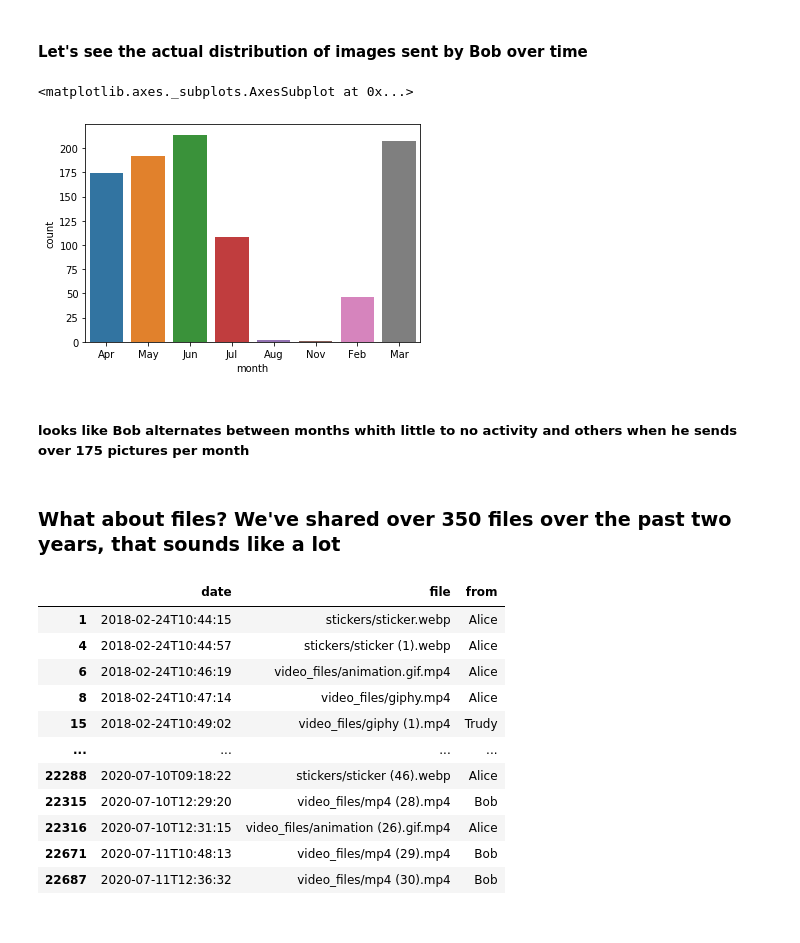
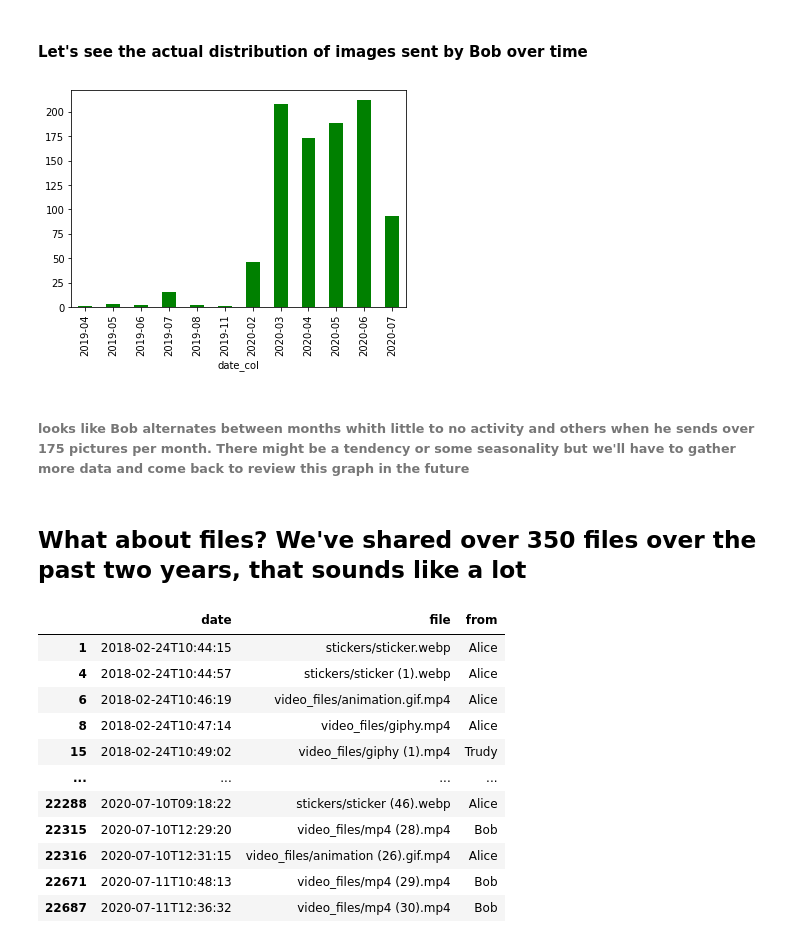
Before and after one commit to galimba/telegram-group-analytics, a Jupyter notebook: terapia_de_grupo.ipynb, the cells around one changed output. Drawn from its saved outputs; the diff is of its cells as text; code cells hidden in the pictures.

```diff
--- a/terapia_de_grupo.ipynb
+++ b/terapia_de_grupo.ipynb
@@ -253,22 +267,19 @@ sns.countplot(x='from', data=images_df)
 [figure]
 # %% [markdown]
 #### Let's see the actual distribution of images sent by Bob over time
-# %%
-#images_df.sort_values(by="month", inplace=True)
-month_names = ["Jan", "Feb", "Mar", "Apr", "May", "Jun", "Jul", "Aug", "Sep", "Oct", "Nov", "Dec"]
-months = images_df["date"].apply(lambda date: month_names[int(date.split("-")[1])-1])
-
-images_df['month']=months
-bob_images_df= images_df.loc[images_df['from']=='Bob']
-
-sns.countplot(x='month', data=bob_images_df)
-# %% [output]
-<matplotlib.axes._subplots.AxesSubplot at 0x...>
-[figure, removed]
+# %%
+bobs_images_sent= images_df.loc[images_df['from']=='Bob']
+bobs_images_sent['date_col'] = pd.to_datetime(bobs_images_sent['date'], utc=True)
+bobs_images_sent.reset_index().set_index('date_col')
+bobs_images_sent.set_index('date_col')
+bobs_images_sent= bobs_images_sent['date_col'].groupby(bobs_images_sent.date_col.dt.to_period("M")).agg('count')
+bobs_images_sent.plot.bar(color='g');
+# %% [output]
+[figure, added]
 # %% [markdown]
-##### looks like Bob alternates between months whith little to no activity and others when he sends over 175 pictures per month
+###### looks like Bob alternates between months whith little to no activity and others when he sends over 175 pictures per month. There might be a tendency or some seasonality but we'll have to gather more data and come back to review this graph in the future
 # %% [markdown]
-### What about files? We've shared over 350 files over the past two years, that sounds like a lot
+## What about files? We've shared over 350 files over the past two years, that sounds like a lot
 # %%
 file_df= df[['date','file','from']].dropna()
 file_df
```
Also changed, not shown: parts of 21 cells of this notebook.
